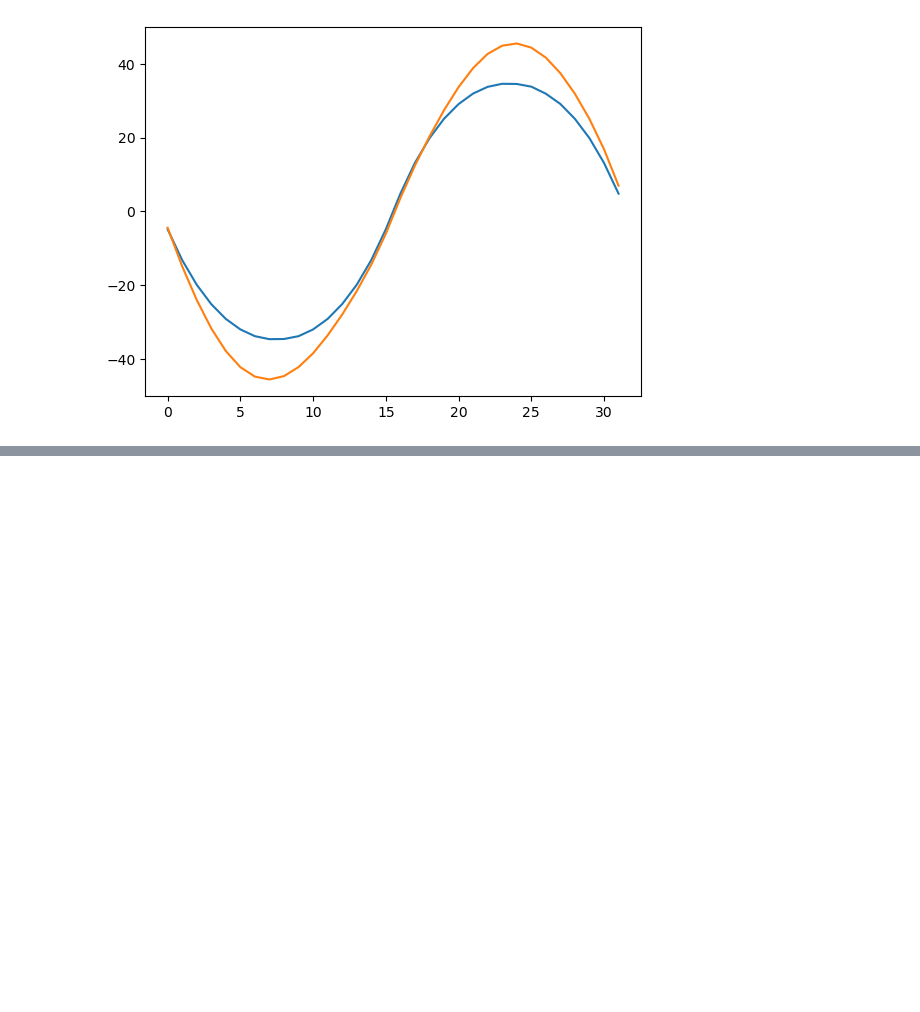
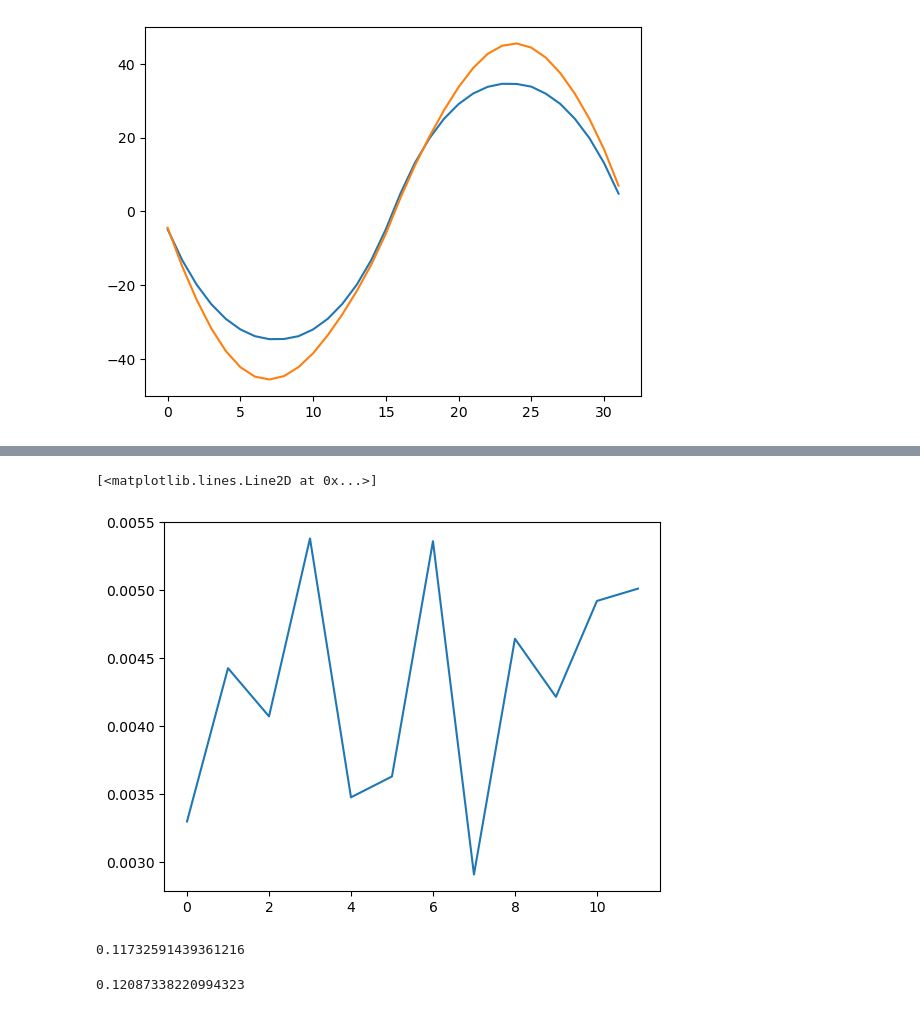
Before and after one commit to BrieucB/UQ_DPD, a Jupyter notebook: checkup.ipynb, the cells around one changed output, grey strips where cells are left out. Cells and saved outputs as stored; diff of their text form; code cells hidden in the pictures; blank space fills up the shorter version.

```diff
--- a/checkup.ipynb
+++ b/checkup.ipynb
@@ -23,0 +72,6 @@ plt.plot(np.mean(f1['velocities'][:,:,:,0], axis=(0,2)))
+# %%
+r=np.arange(0, 12)
+plt.plot(r, [data["Samples"][k]["error_fit"] for k in r])
+# %% [output]
+[<matplotlib.lines.Line2D at 0x...>]
+[figure, added]
@@ -23,0 +86,8 @@ plt.plot(np.mean(f1['velocities'][:,:,:,0], axis=(0,2)))
+# %%
+7.334702268378116e-06/6.251561989767416e-05
+# %% [output]
+0.11732591439361216
+# %%
+kineticVisco(kBT=0.01, s=2, nd=3, rc=1, gamma=10, m=1)
+# %% [output]
+0.12087338220994323
```
Also changed, not shown: parts of 14 cells of this notebook, 7 other files.
